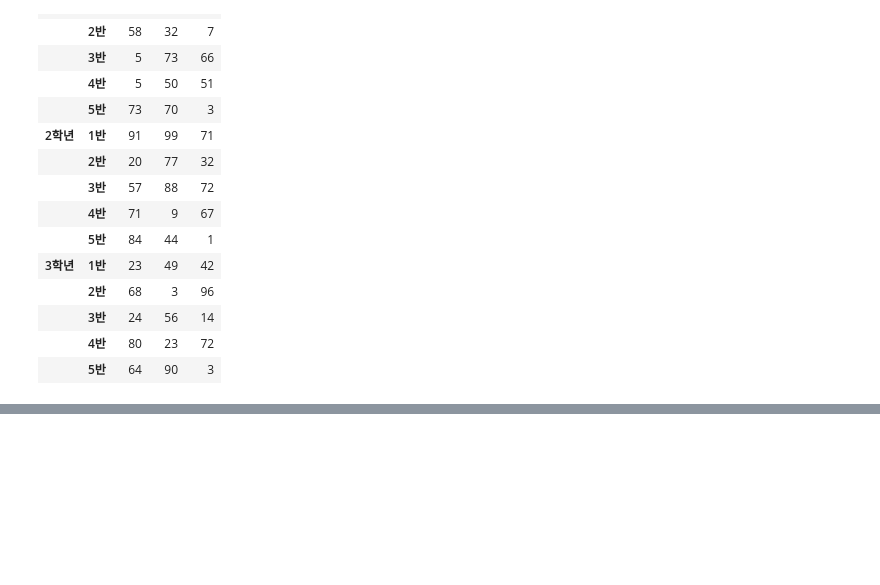
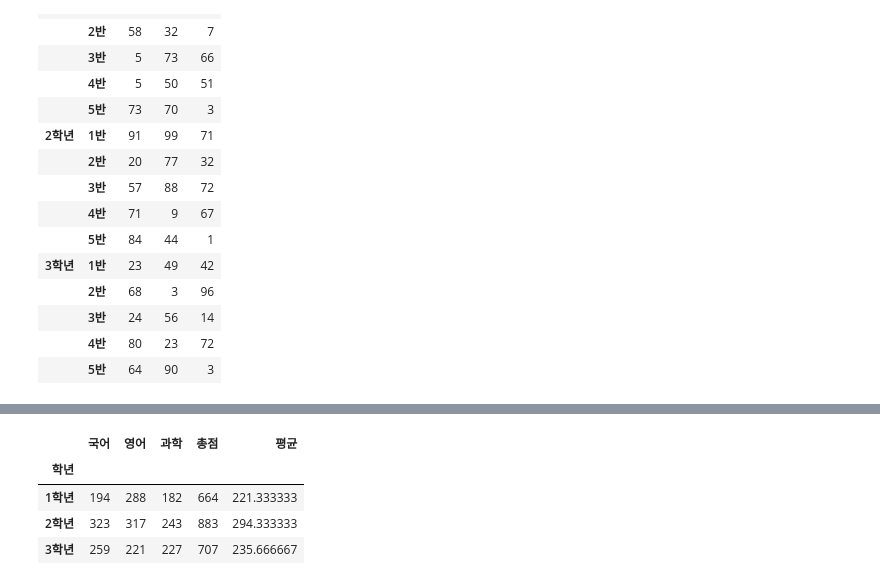
Before and after one commit to swhj4173/kdigital_lecture, a Jupyter notebook: lab_1217.ipynb, the cells around one changed output, grey strips where cells are left out. Saved outputs shown, nothing was run; the diff lists cells and outputs as text; code cells hidden in the pictures; blank space fills up the shorter version.

```diff
--- a/lab_1217.ipynb
+++ b/lab_1217.ipynb
@@ -622,0 +711,11 @@ df
+# %%
+df_1 = df_sum.groupby('학년').sum()
+
+
+df_1
+# %% [output]
+|  | 국어 | 영어 | 과학 | 총점 | 평균 |
+| 학년 |  |  |  |  |  |
+| 1학년 | 194 | 288 | 182 | 664 | 221.333333 |
+| 2학년 | 323 | 317 | 243 | 883 | 294.333333 |
+| 3학년 | 259 | 221 | 227 | 707 | 235.666667 |
```
Also changed, not shown: parts of 24 cells of this notebook, 1 other file.
